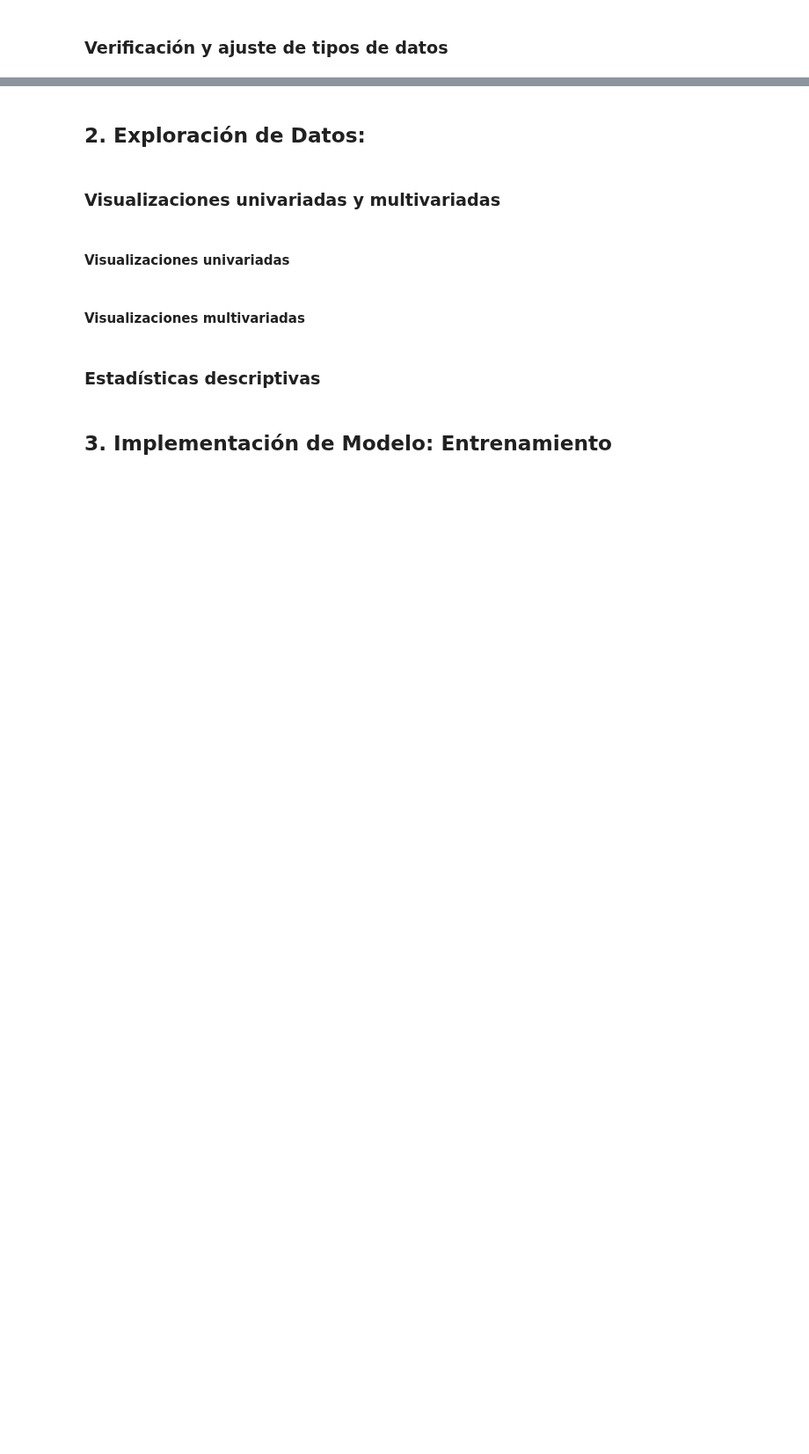
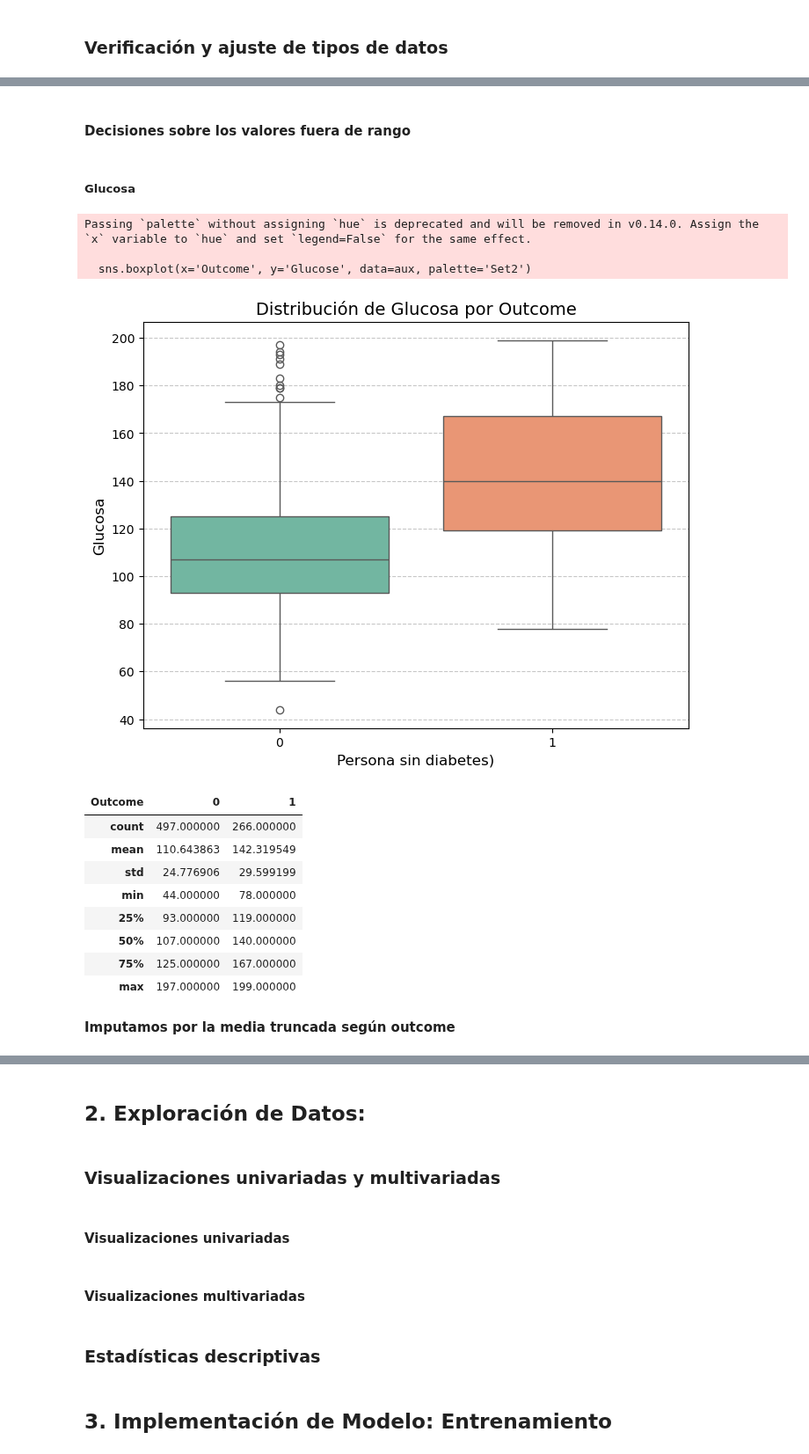
Before and after one commit to iair/mitic-data-science-team-1-septiembre-2024, a Jupyter notebook: mitic-data-science-team-1-septiembre-2024/machine-learning/pruebas-resueltas/segundo-intento.ipynb, the cells around one changed output, grey strips where cells are left out. Shown at 88% size. Drawn from its saved outputs; the diff is of its cells as text; code cells hidden in the pictures; blank space fills up the shorter version.

```diff
--- a/mitic-data-science-team-1-septiembre-2024/machine-learning/pruebas-resueltas/segundo-intento.ipynb
+++ b/mitic-data-science-team-1-septiembre-2024/machine-learning/pruebas-resueltas/segundo-intento.ipynb
@@ -133,0 +246,33 @@ memory usage: 54.1 KB
+# %% [markdown]
+#### Decisiones sobre los valores fuera de rango
+# %% [markdown]
+##### **Glucosa**
+# %%
+aux = df.loc[df.Glucose>0]
+# Crear el boxplot
+plt.figure(figsize=(8, 6))
+sns.boxplot(x='Outcome', y='Glucose', data=aux, palette='Set2')
+
+# Personalizar el gráfico
+plt.title('Distribución de Glucosa por Outcome', fontsize=14)
+plt.xlabel('Persona sin diabetes)', fontsize=12)
+plt.ylabel('Glucosa', fontsize=12)
+plt.grid(axis='y', linestyle='--', alpha=0.7)
+plt.show()
+aux.groupby(by='Outcome')['Glucose'].describe().T
+# %% [output]
+Passing `palette` without assigning `hue` is deprecated and will be removed in v0.14.0. Assign the `x` variable to `hue` and set `legend=False` for the same effect.
+
+  sns.boxplot(x='Outcome', y='Glucose', data=aux, palette='Set2')
+[figure, added]
+| Outcome | 0 | 1 |
+| count | 497.000000 | 266.000000 |
+| mean | 110.643863 | 142.319549 |
+| std | 24.776906 | 29.599199 |
+| min | 44.000000 | 78.000000 |
+| 25% | 93.000000 | 119.000000 |
+| 50% | 107.000000 | 140.000000 |
+| 75% | 125.000000 | 167.000000 |
+| max | 197.000000 | 199.000000 |
+# %% [markdown]
+**Imputamos por la media truncada según outcome**
```
Also changed, not shown: parts of 34 cells of this notebook, 1 other file.
